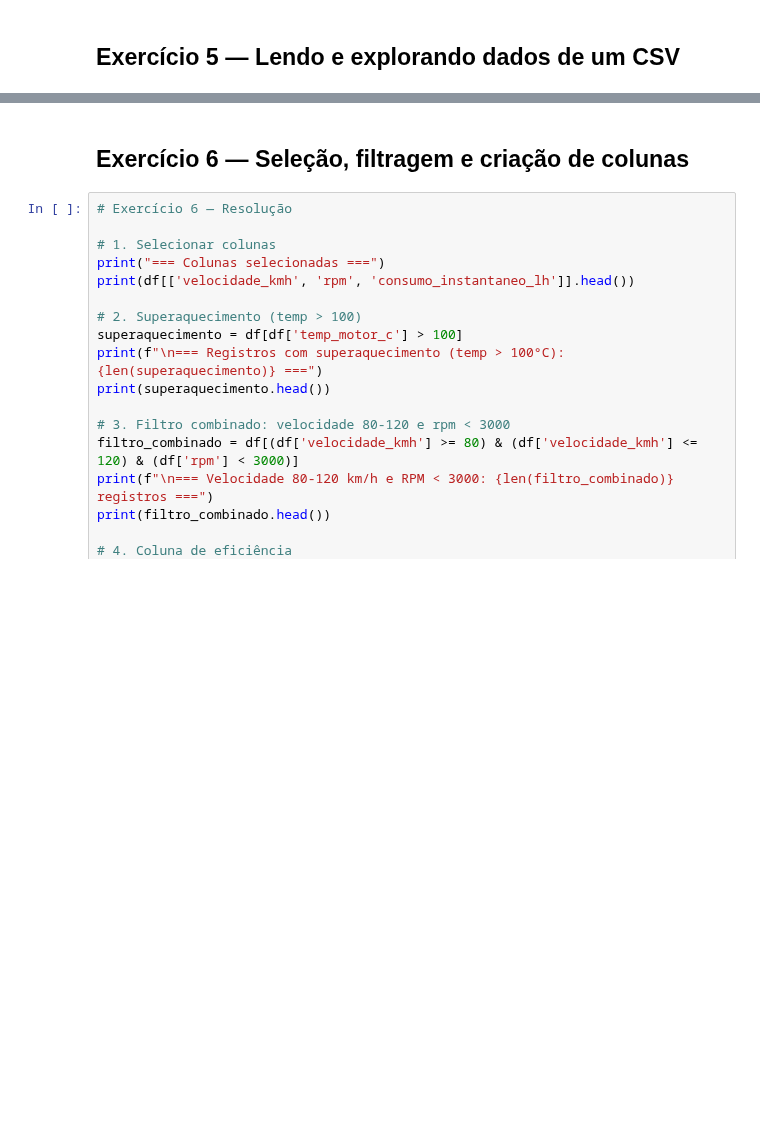
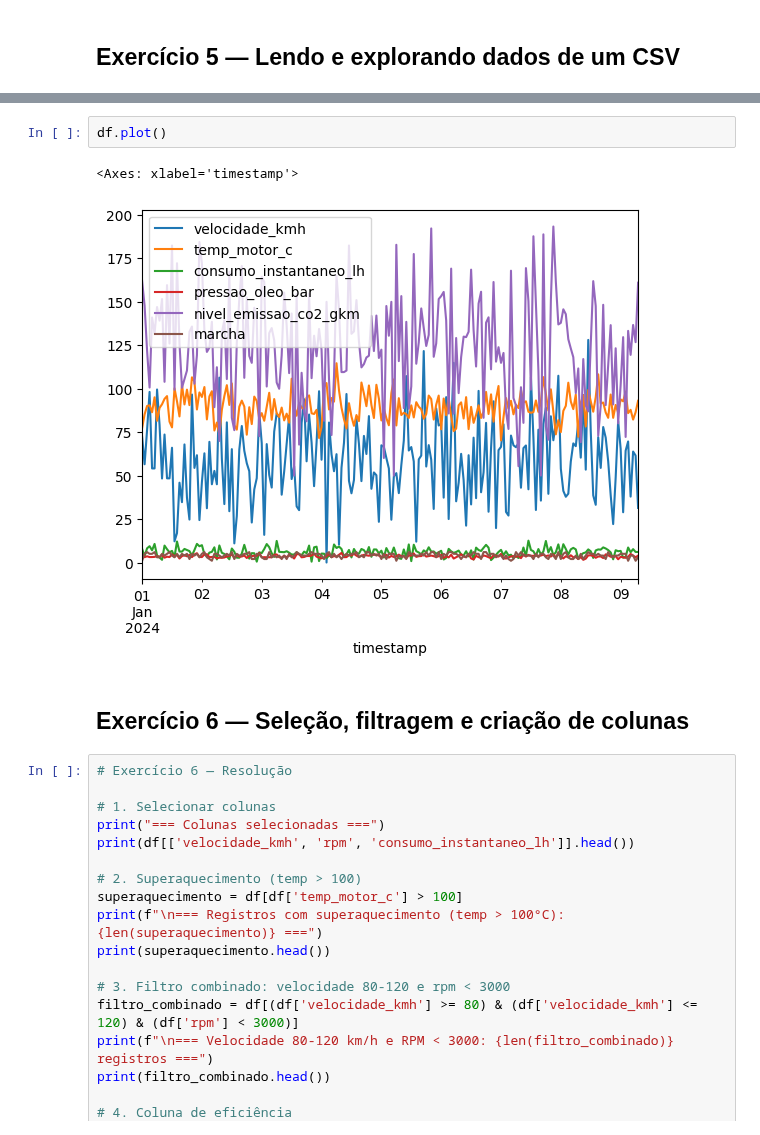
Before and after one commit to filipecalegario/intro-programacao-python, a Jupyter notebook: 11_Dados_Visualizacao/Exercicios_Pandas_Visualizacao_preenchido.ipynb, the cells around one changed output, grey strips where cells are left out. Saved outputs shown, nothing was run; the diff lists cells and outputs as text; blank space fills up the shorter version.

```diff
--- a/11_Dados_Visualizacao/Exercicios_Pandas_Visualizacao_preenchido.ipynb
+++ b/11_Dados_Visualizacao/Exercicios_Pandas_Visualizacao_preenchido.ipynb
@@ -151,3 +309,8 @@ df.head(10)
+# %%
+df.plot()
+# %% [output]
+<Axes: xlabel='timestamp'>
+[figure, added]
 # %% [markdown]
 ## Exercício 6 — Seleção, filtragem e criação de colunas
 # %%
```
Also changed, not shown: parts of 47 cells of this notebook.
